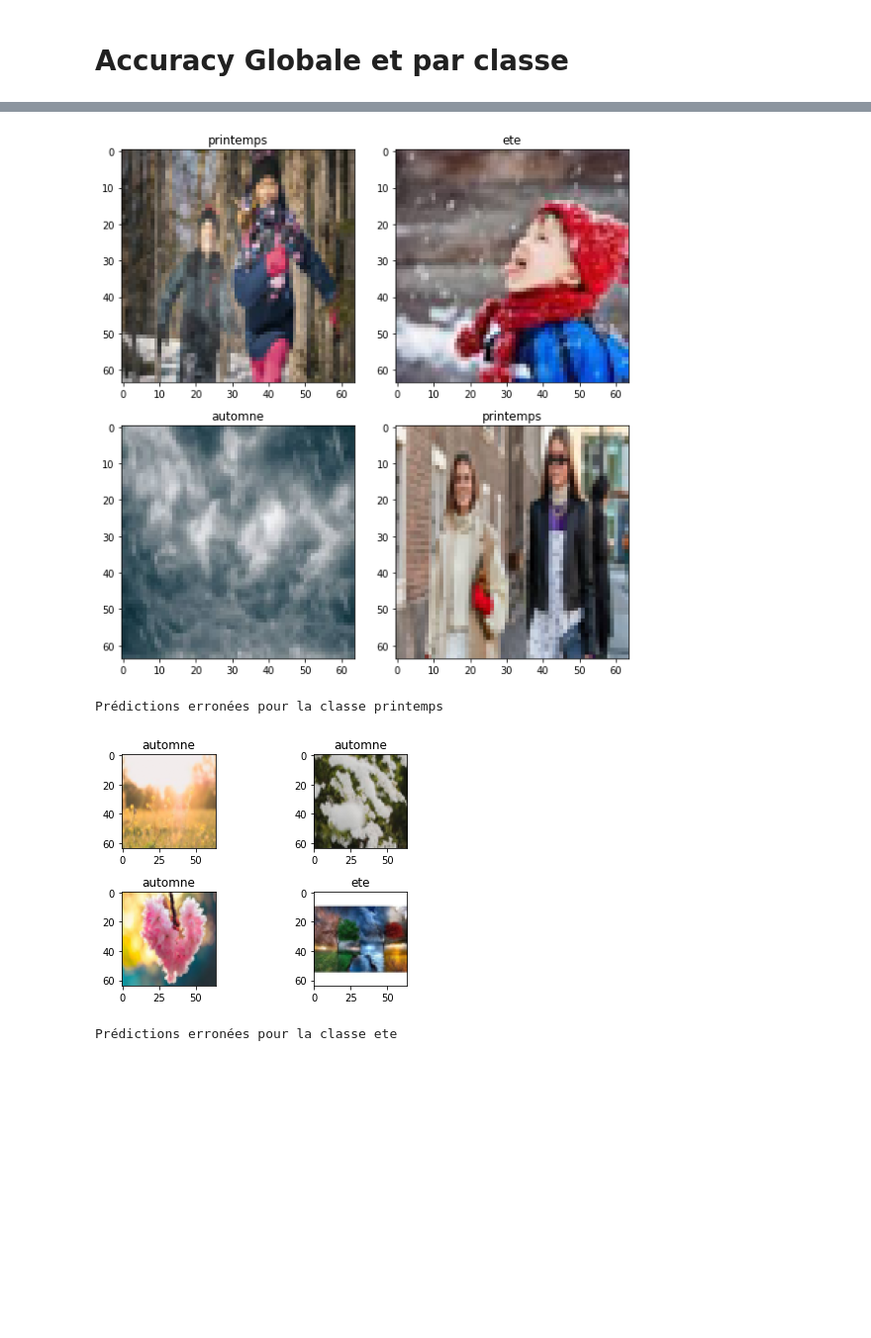
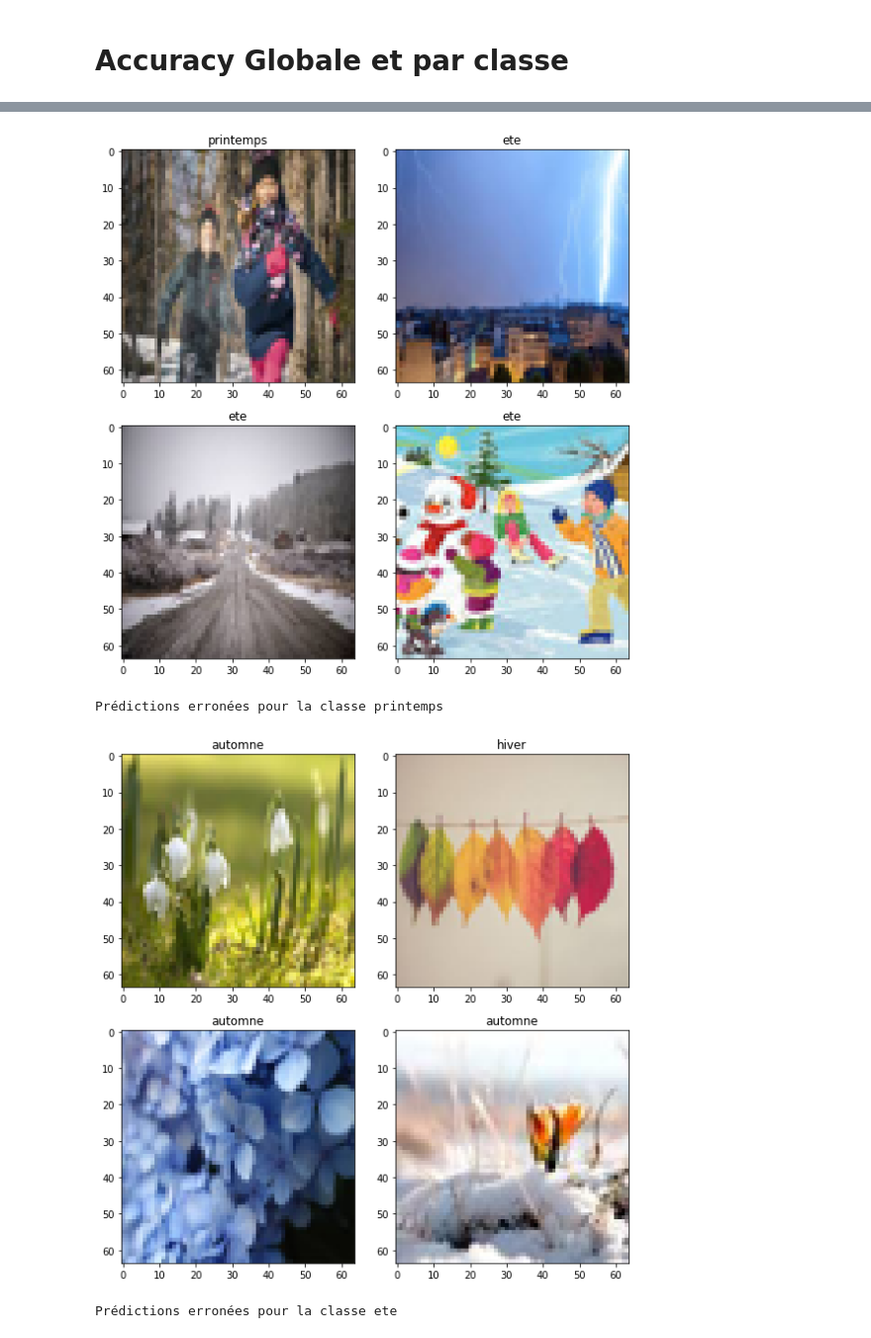
Before and after one commit to chaimaeouardani/img_classification, a Jupyter notebook: main.ipynb, the cells around one changed output, grey strips where cells are left out. Shown at 99% size. Cells and saved outputs as stored; diff of their text form; code cells hidden in the pictures; blank space fills up the shorter version.

```diff
--- a/main.ipynb
+++ b/main.ipynb
@@ -551,21 +569,22 @@ Quelques exemples d'images classifiés incorrectement
 # %%
-plt.figure(figsize=(8, 8))
+
 for c in range(4):
+  plt.figure(figsize=(8, 8))
   print("Prédictions erronées pour la classe", labels[c])
-  shuffle_indices = np.random.permutation(len(wrong_classes[c]))
+  shuffle_indices = np.random.permutation(len(wrong_vgg[c]))
   for i in range(0, 4):
       plt.subplot(2, 2, i+1)
-      data = wrong_classes[c][shuffle_indices[i]]
+      data = wrong_vgg[c][shuffle_indices[i]]
       image = data[0]
       prediction = data[1]
       plt.title(labels[prediction])
       plt.imshow(image)
 
   plt.tight_layout()
   plt.show()
 # %% [output]
 Prédictions erronées pour la classe hiver
-[figure, old version]
+[figure, new version]
 Prédictions erronées pour la classe printemps
-[figure, old version]
+[figure, new version]
 Prédictions erronées pour la classe ete
```
Also changed, not shown: parts of 5 cells of this notebook.
